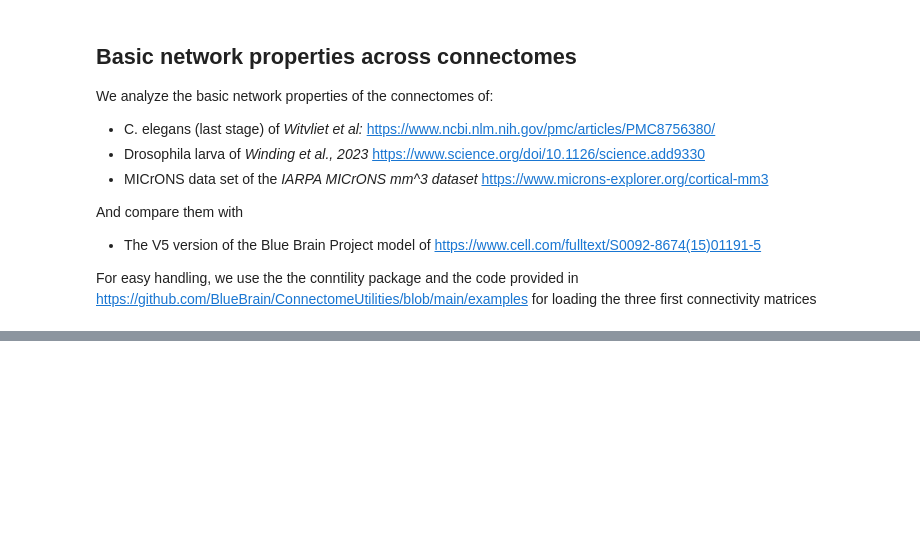
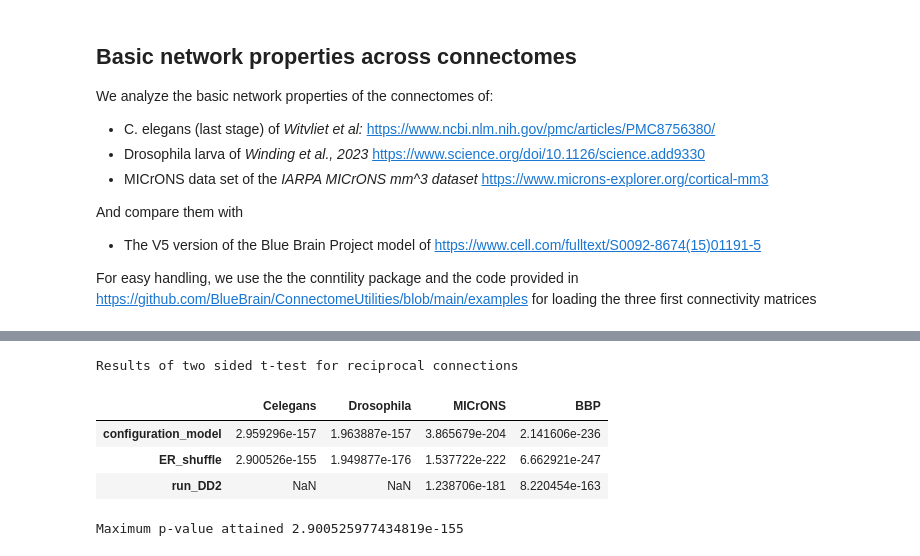
Before and after one commit to BlueBrain/reliability-and-structure, a Jupyter notebook: data_analysis/structural/visualization_and_notebooks/Basic_properties_all_connectomes.ipynb, the cells around one changed output, grey strips where cells are left out. Cells and saved outputs as stored; diff of their text form; code cells hidden in the pictures; blank space fills up the shorter version.

```diff
--- a/data_analysis/structural/visualization_and_notebooks/Basic_properties_all_connectomes.ipynb
+++ b/data_analysis/structural/visualization_and_notebooks/Basic_properties_all_connectomes.ipynb
@@ -318,0 +363,13 @@ Warning!!! When accessing the adjacency as a sparse matrix using the .matrix pro
+# %%
+# Simple counts --> We should do this with more samples
+pvalues={}
+for conn in connectomes:
+    pvalues[conn]={}
+    for ctr in sc[conn].keys():
+        ori=sc[conn]["original"]
+        if ctr not in ["original", "underlying_model", "bishuffled_model"]:
+            pvalues[conn][ctr]={}
+            temp=pd.DataFrame.from_dict(sc[conn][ctr]).fillna(0).astype(float)
+            for dim in temp.index[2:]:
+                pvalues[conn][ctr][dim]=stats.ttest_1samp(temp.loc[dim], ori.loc[dim], alternative="less").pvalue
+    print(f"\n\nFor {conn} the maximum p-value of the 1-sided t-test is {np.nanmax(pd.DataFrame.from_dict(pvalues[conn]))}")
@@ -318,0 +387,20 @@ Warning!!! When accessing the adjacency as a sparse matrix using the .matrix pro
+# %%
+# Reciprocal density
+pvalues={}
+for conn in connectomes:
+    pvalues[conn]={}
+    for ctr in sc[conn].keys():
+        if ctr not in ["original", "underlying_model", "bishuffled_model"]:
+            pvalues[conn][ctr]=stats.ttest_1samp(pd.DataFrame.from_dict(rc_den[conn][ctr]).fillna(0).astype(float),rc_den[conn]["original"],
+                  alternative="two-sided").pvalue[0]
+pvalues=pd.DataFrame.from_dict(pvalues)
+print("Results of two sided t-test for reciprocal connections")
+display(pvalues)
+print(f"Maximum p-value attained {np.nanmax(pvalues)}")
+# %% [output]
+Results of two sided t-test for reciprocal connections
+|  | Celegans | Drosophila | MICrONS | BBP |
+| configuration_model | 2.959296e-157 | 1.963887e-157 | 3.865679e-204 | 2.141606e-236 |
+| ER_shuffle | 2.900526e-155 | 1.949877e-176 | 1.537722e-222 | 6.662921e-247 |
+| run_DD2 | NaN | NaN | 1.238706e-181 | 8.220454e-163 |
+Maximum p-value attained 2.900525977434819e-155
```
Also changed, not shown: parts of 9 cells of this notebook, 2 other files.
